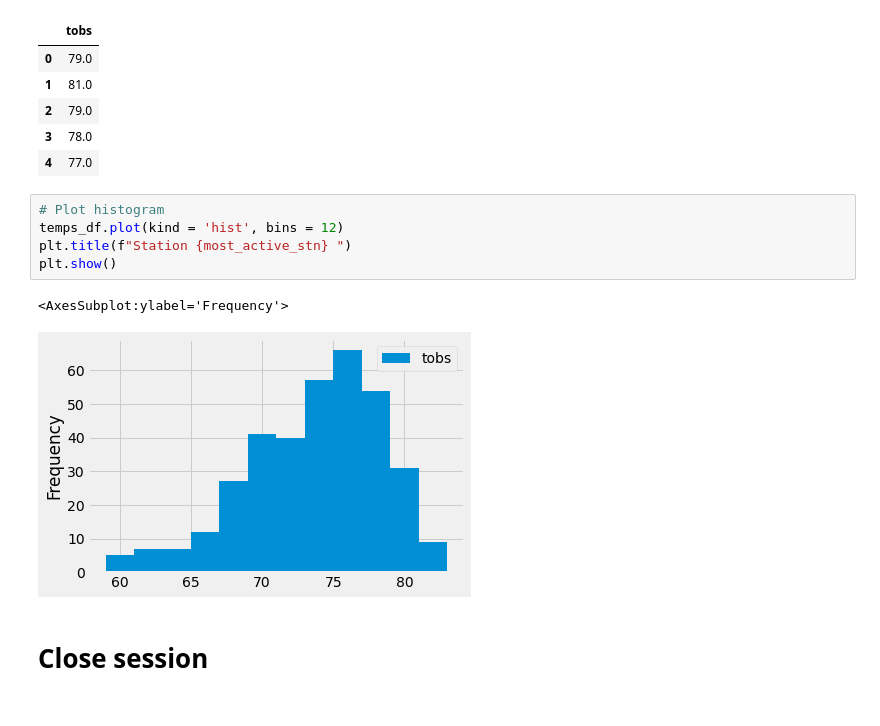
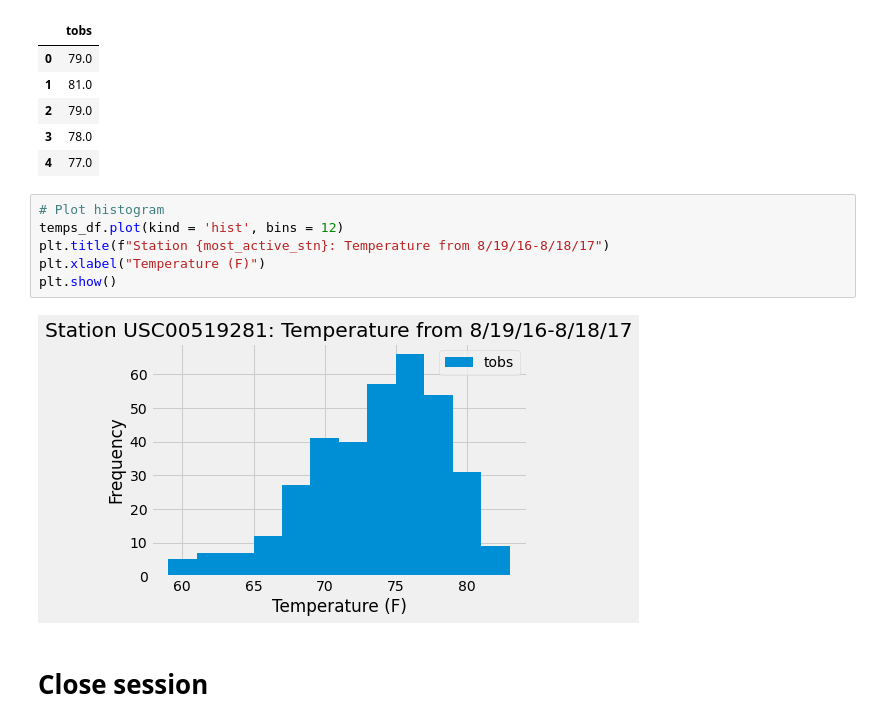
Before and after one commit to sunwoo-kim20/sql-hawaii-weather-analysis, a Jupyter notebook: climate.ipynb, the cells around one changed output. Cells and saved outputs as stored; diff of their text form.

```diff
--- a/climate_starter.ipynb
+++ b/climate.ipynb
@@ -222,11 +222,11 @@ temps_df.head()
 # %%
 # Plot histogram
 temps_df.plot(kind = 'hist', bins = 12)
-plt.title(f"Station {most_active_stn} ")
+plt.title(f"Station {most_active_stn}: Temperature from 8/19/16-8/18/17")
+plt.xlabel("Temperature (F)")
 plt.show()
 # %% [output]
-<AxesSubplot:ylabel='Frequency'>
-[figure, old version]
+[figure, new version]
 # %% [markdown]
 # Close session
 # %%
```
